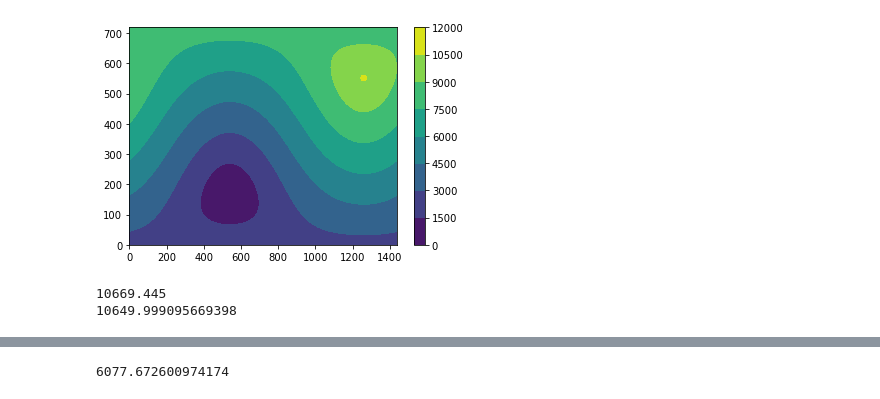
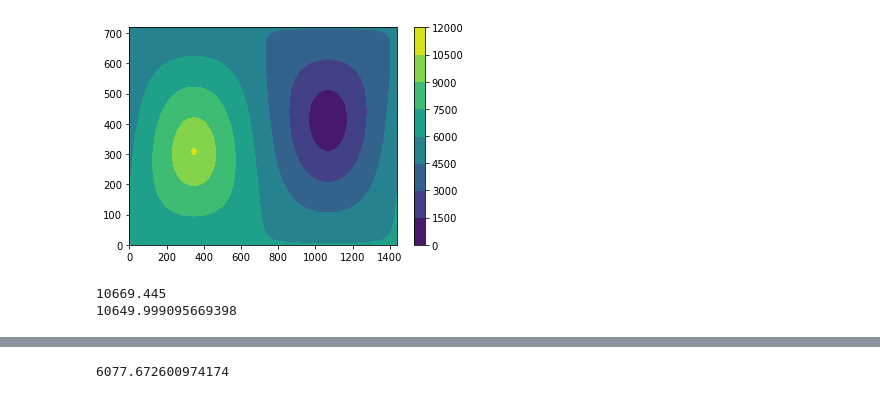
Before and after one commit to siwill22/mars, a Jupyter notebook: CraterCosineFunction.ipynb, the cells around one changed output, grey strips where cells are left out. Cells and saved outputs as stored; diff of their text form; code cells hidden in the pictures.

```diff
--- a/CraterCosineFunction.ipynb
+++ b/CraterCosineFunction.ipynb
@@ -8,35 +8,35 @@ import stripy
 from gprm.utils.raster import write_xyz_file
 import ptt.utils.call_system_command as call_system_command
 # %%
-crater_name = 'Argyre'
+crater_name = 'Hellas'
 
 if crater_name=='Hellas':
     CraterDistance = xr.open_dataarray('DistanceToHellasCentre.nc')
     inner_limit = 500.
     outer_limit = 2000.
 
 elif crater_name=='Argyre':
     CraterDistance = xr.open_dataarray('DistanceToArgyreCentre.nc')
     inner_limit = 500.
     outer_limit = 1800.
 
 elif crater_name=='Isidis':
     CraterDistance = xr.open_dataarray('DistanceToIsidisCentre.nc')
     inner_limit = 500.
     outer_limit = 1500.
 
 
 plt.contourf(CraterDistance.data)
 plt.colorbar()
 plt.show()
 
 print(CraterDistance.data.max())
 print(3390*np.pi)
 
 
 lons,lats = np.meshgrid(CraterDistance.lon.data, CraterDistance.lat.data)
 # %% [output]
-[figure, old version]
+[figure, new version]
 10669.445
 10649.999095669398
 # %%
```
Also changed, not shown: parts of 2 cells of this notebook.
